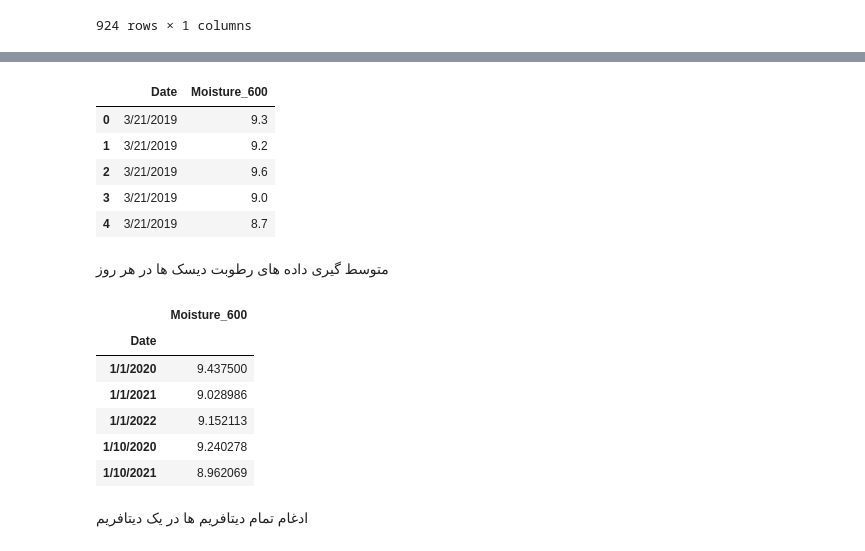
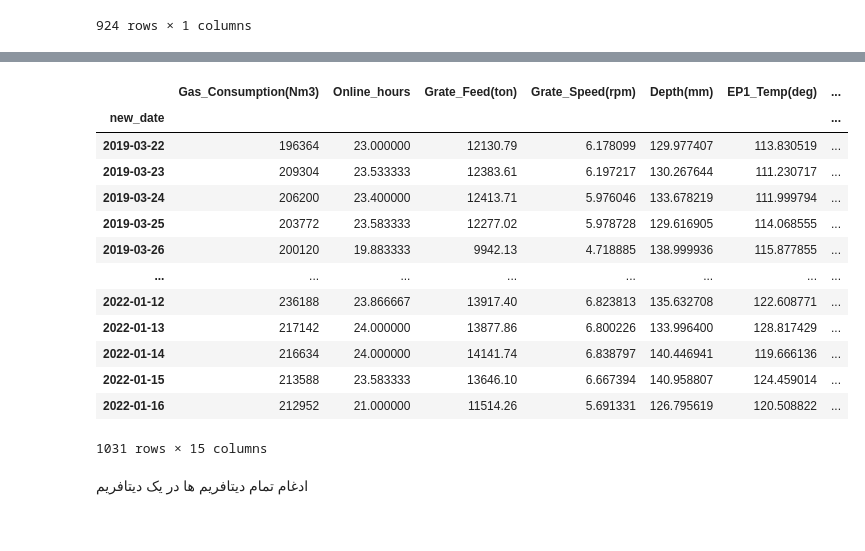
Before and after one commit to heidaralavi/Gas-Prj, a Jupyter notebook: Gas_Prj.ipynb, the cells around one changed output, grey strips where cells are left out. Saved outputs shown, nothing was run; the diff lists cells and outputs as text; code cells hidden in the pictures.

```diff
--- a/Gas_Prj.ipynb
+++ b/Gas_Prj.ipynb
@@ -230,11 +179,0 @@ df5=pd.read_csv('https://raw.githubusercontent.com/heidaralavi/Gas-Prj/main/inpu
-# %%
-df5.head()
-# %% [output]
-|  | Date | Moisture_600 |
-| 0 | 3/21/2019 | 9.3 |
-| 1 | 3/21/2019 | 9.2 |
-| 2 | 3/21/2019 | 9.6 |
-| 3 | 3/21/2019 | 9.0 |
-| 4 | 3/21/2019 | 8.7 |
-# %% [markdown]
-متوسط گیری داده های رطوبت دیسک ها در هر روز
@@ -243,13 +180,25 @@ df5=df5.groupby(['Date']).mean()
-# %%
-df5.head()
-# %% [output]
-|  | Moisture_600 |
-| Date |  |
-| 1/1/2020 | 9.437500 |
-| 1/1/2021 | 9.028986 |
-| 1/1/2022 | 9.152113 |
-| 1/10/2020 | 9.240278 |
-| 1/10/2021 | 8.962069 |
+# %%
+df5.insert(loc=0, column='new_date', value=df5['Date'])
+df5['new_date']=pd.to_datetime(df5['new_date'])
+df5['new_date']=df5['new_date'].dt.date
+df5.drop(['Date'],axis=1,inplace=True)
+df5=df5.groupby(['new_date']).mean()
+df5
+# %% [output]
+|  | Gas_Consumption(Nm3) | Online_hours | Grate_Feed(ton) | Grate_Speed(rpm) | Depth(mm) | EP1_Temp(deg) | ... |
+| new_date |  |  |  |  |  |  | ... |
+| 2019-03-22 | 196364 | 23.000000 | 12130.79 | 6.178099 | 129.977407 | 113.830519 | ... |
+| 2019-03-23 | 209304 | 23.533333 | 12383.61 | 6.197217 | 130.267644 | 111.230717 | ... |
+| 2019-03-24 | 206200 | 23.400000 | 12413.71 | 5.976046 | 133.678219 | 111.999794 | ... |
+| 2019-03-25 | 203772 | 23.583333 | 12277.02 | 5.978728 | 129.616905 | 114.068555 | ... |
+| 2019-03-26 | 200120 | 19.883333 | 9942.13 | 4.718885 | 138.999936 | 115.877855 | ... |
+| ... | ... | ... | ... | ... | ... | ... | ... |
+| 2022-01-12 | 236188 | 23.866667 | 13917.40 | 6.823813 | 135.632708 | 122.608771 | ... |
+| 2022-01-13 | 217142 | 24.000000 | 13877.86 | 6.800226 | 133.996400 | 128.817429 | ... |
+| 2022-01-14 | 216634 | 24.000000 | 14141.74 | 6.838797 | 140.446941 | 119.666136 | ... |
+| 2022-01-15 | 213588 | 23.583333 | 13646.10 | 6.667394 | 140.958807 | 124.459014 | ... |
+| 2022-01-16 | 212952 | 21.000000 | 11514.26 | 5.691331 | 126.795619 | 120.508822 | ... |
+1031 rows × 15 columns
 # %% [markdown]
 ادغام تمام دیتافریم ها در یک دیتافریم
 # %%
```
Also changed, not shown: parts of 17 cells of this notebook.
